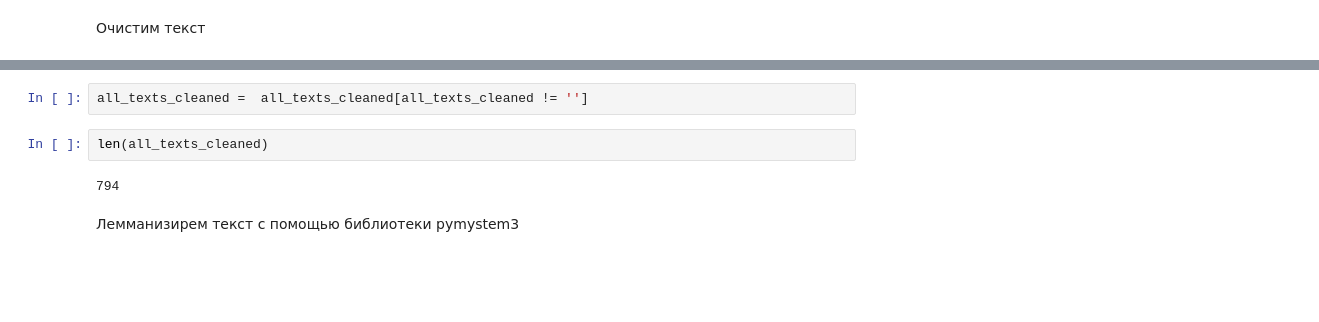
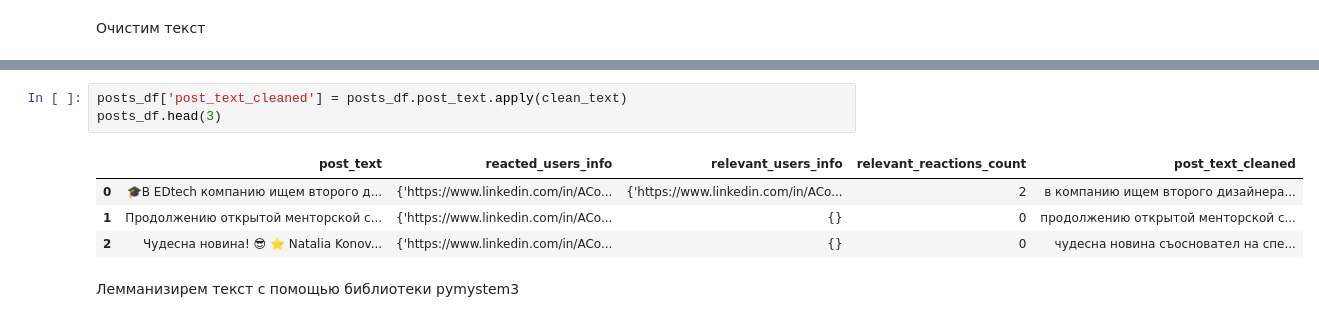
Before and after one commit to Can-t-login-to-Linkedin/YP, a Jupyter notebook: Topic_modeling_LDA.ipynb, the cells around one changed output, grey strips where cells are left out. Cells and saved outputs as stored; diff of their text form; blank space fills up the shorter version.

```diff
--- a/Topic_modeling_LDA.ipynb
+++ b/Topic_modeling_LDA.ipynb
@@ -248,9 +281,11 @@ array(['', '',
-# %%
-all_texts_cleaned =  all_texts_cleaned[all_texts_cleaned != '']
-# %%
-len(all_texts_cleaned)
-# %% [output]
-794
+# %%
+posts_df['post_text_cleaned'] = posts_df.post_text.apply(clean_text)
+posts_df.head(3)
+# %% [output]
+|  | post_text | reacted_users_info | relevant_users_info | relevant_reactions_count | post_text_cleaned |
+| 0 | 🎓В EDtech компанию ищем второго д... | {'https://www.linkedin.com/in/ACo... | {'https://www.linkedin.com/in/ACo... | 2 | в компанию ищем второго дизайнера... |
+| 1 | Продолжению открытой менторской с... | {'https://www.linkedin.com/in/ACo... | {} | 0 | продолжению открытой менторской с... |
+| 2 | Чудесна новина! 😎 ⭐ Natalia Konov... | {'https://www.linkedin.com/in/ACo... | {} | 0 | чудесна новина съосновател на спе... |
 # %% [markdown]
 Лемманизирем текст с помощью библиотеки pymystem3
 # %%
```
Also changed, not shown: parts of 20 cells of this notebook, 1 other file.
